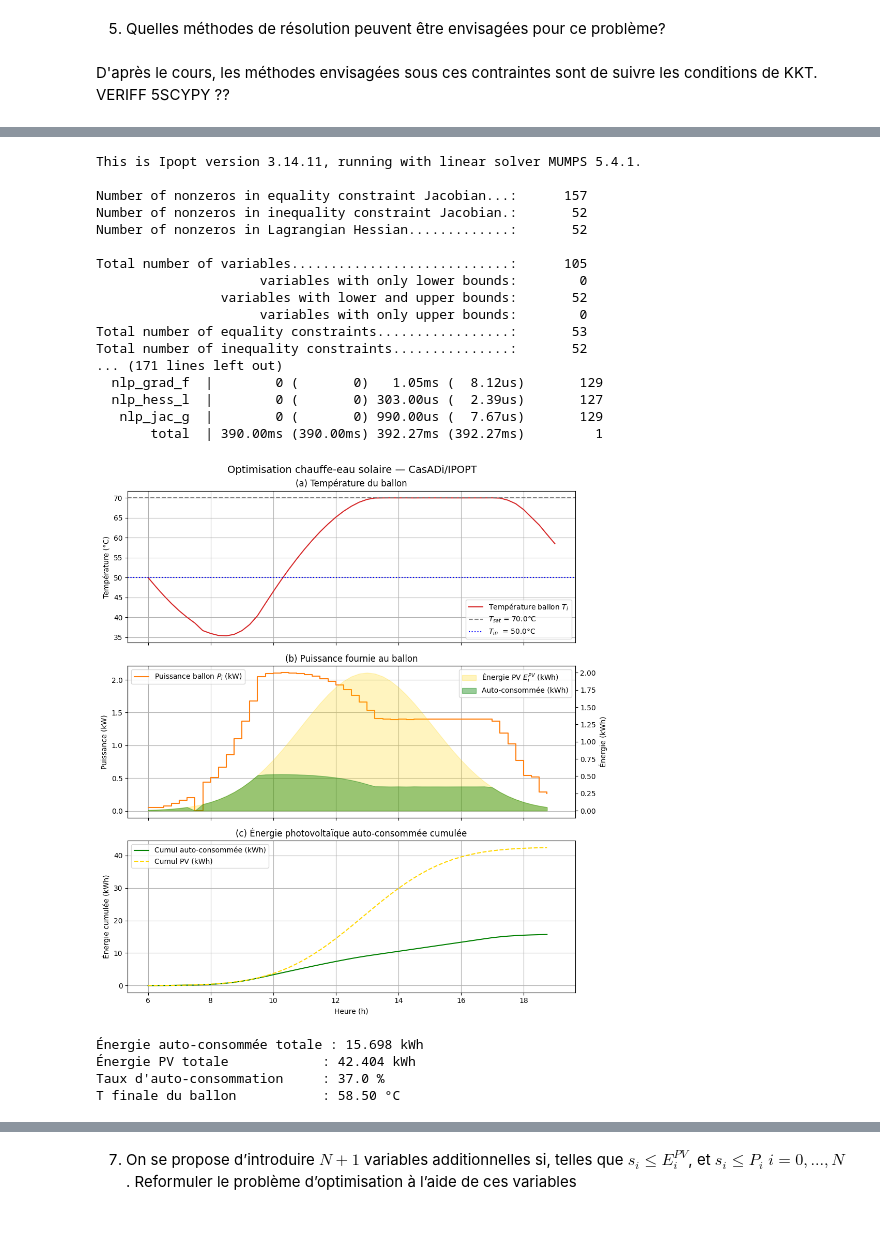
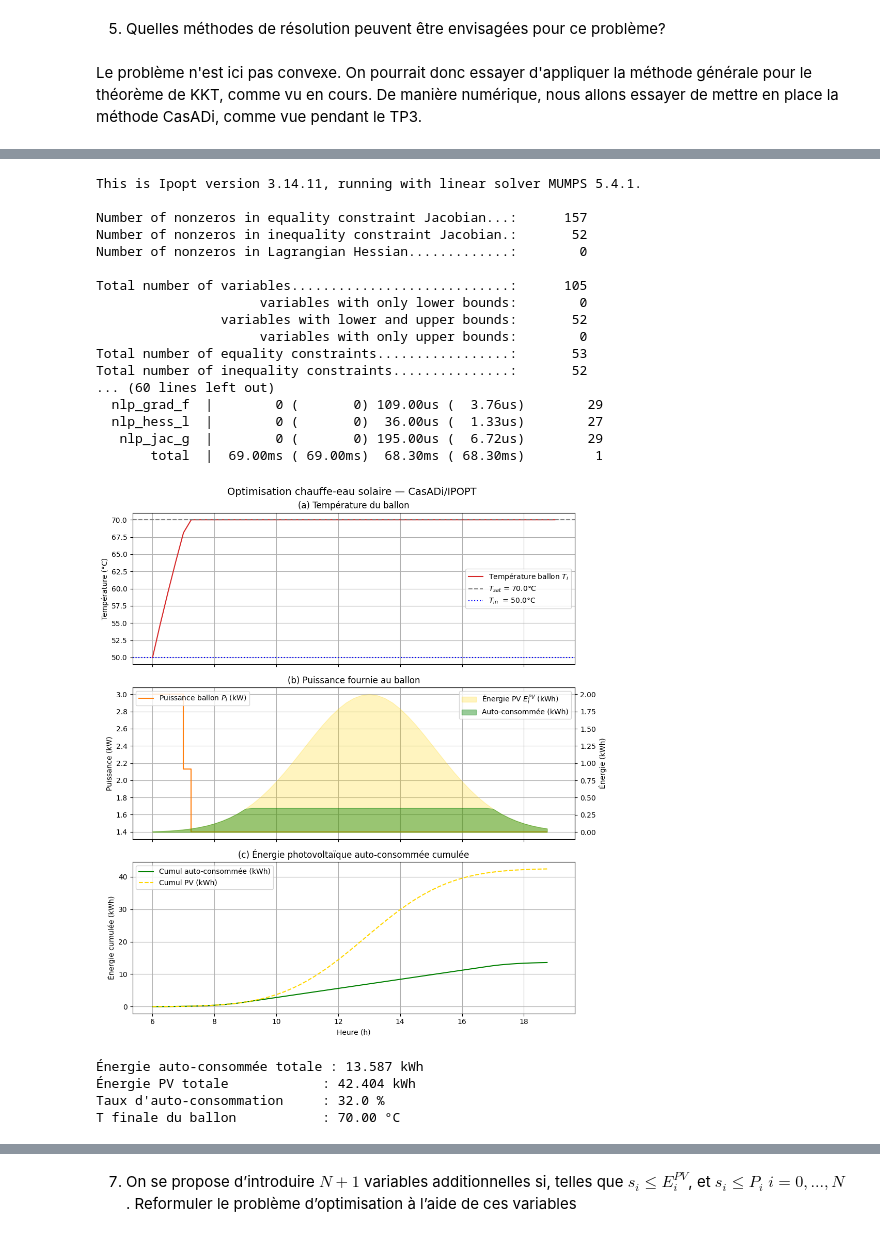
Before and after one commit to mariehoumaire/Projet-Optim-, a Jupyter notebook: Optimisation.ipynb, the cells around one changed output, grey strips where cells are left out. Cells and saved outputs as stored; diff of their text form; code cells hidden in the pictures.

```diff
--- a/Optimisation.ipynb
+++ b/Optimisation.ipynb
@@ -95,7 +95,7 @@ $$T_i - T_{set} \leq 0$$
 # %% [markdown]
 5. Quelles méthodes de résolution peuvent être envisagées pour ce problème?
 # %% [markdown]
-D'après le cours, les méthodes envisagées sous ces contraintes sont de suivre les conditions de KKT.   VERIFF 5SCYPY ??
+Le problème n'est ici pas convexe. On pourrait donc essayer d'appliquer la méthode générale pour le théorème de KKT, comme vu en cours. De manière numérique, nous allons essayer de mettre en place la méthode CasADi, comme vue pendant le TP3.
 # %% [markdown]
 6. Développer un algorithme de résolution dans le cas de l’horizon de temps t0 = 6h et tf = 19h avec
 ∆t = 0.25h), dans un cas sans usage non-pilotables (wi = 0 pour tout i). On prendra les valeurs
@@ -115,12 +115,15 @@ Commenter les résultats obtenus
 import numpy as np
 import matplotlib.pyplot as plt
 import casadi as ca
+
+# données de l'énoncé
 k      = 0.2      # h^{-1}
 T_sat  = 70.0     # °C
 T_in   = 50.0     # °C
 C      = 100.0    # C/Wh
 P_M    = 3000.0   # W
-Q_base = 3.0      # W  (soutif constant)
+Q_base = 3.0      # W
+alpha = 100
 
 dt  = 0.25        # h
 t0  = 6.0
@@ -130,29 +133,38 @@ N = len(times)
 
 
 E_PV = 2e3 * np.exp(-(times - 13)**2 / 9)          # puissance PV (W)
-Q    = np.where((times >= 12) & (times < 13), Q_base, 0.0)  # apport solaire thermique (W)
+Q    = np.where((times >= 12) & (times < 13), Q_base, 0.0)  # apport solaire thermique, Q non nul seulement quans t = 12
 w    = np.zeros(N)                                   # consommation non-pilotable (W)
 lam = np.exp(-k * dt)   # e^{-k Δt}
 
+def soft_min_h(x1, x2, alpha):   # fonction h de l'énoncé
+    m  = ca.fmin(x1, x2)                  # décalage pour stabilité
+    e1 = ca.exp(-alpha * x1)
+    e2 = ca.exp(-alpha * x2)
+    return (x1 * e1 + x2 * e2) / (e1 + e2)
 
 def solve_ballon_solaire():
-    # ── Variables de décision ─────────────────────────────────────────────────
-    P  = ca.SX.sym('P',  N)        # puissance de chauffe (W)
-    T  = ca.SX.sym('T',  N + 1)   # température du ballon (°C)
+    P  = ca.SX.sym('P',  N)        # puissance de chauffe (W) > on crée un vecteur 'à optimiser' avec P à tous les temps
+    T  = ca.SX.sym('T',  N + 1)   # température du ballon (°C) > on crée de meme un vecteur 'à optimiser' avec T à tous les temps
 
-    x = ca.vertcat(P, T)
+    # NB : on ne connait pas encore les valeurs de P et T, mais on crée le vecteur associé
 
-    # ── Bornes ────────────────────────────────────────────────────────────────
-    lbx = [0.0] * N + [-ca.inf] * (N + 1)
-    ubx = [P_M]  * N + [ca.inf] * (N + 1)
+    x = ca.vertcat(P, T) # vecteur à optimiser
 
-    E_hat = E_PV - w          # surplus PV disponible (Wh/h × h = Wh)
+    # Contraintes sur x
+
+    lbx = [0.0] * N + [-ca.inf] * (N + 1) #   P ≥ 0 W  et  T sans borne basse
+    ubx = [P_M]  * N + [ca.inf] * (N + 1) #   P <= P_max W  et  T sans borne basse
+
+    E_hat = E_PV - w   # surplus PV disponible cf question 1.
+
+    # fonction à minimiser (h dans l'énoncé)
     cost = 0
     for i in range(N):
         p_energy = P[i] * dt
-        cost -= (E_hat[i] + p_energy - ca.fabs(E_hat[i] - p_energy)) / 2.0
+        cost -= soft_min_h(E_hat[i], p_energy, alpha)
 
-        #Contraintes
+    #Contraintes sur
     g    = []
     lbg  = []
     ubg  = []
@@ -164,7 +176,7 @@ def solve_ballon_solaire():
     # Dynamique
     for i in range(N):
         g.append(T[i + 1] - lam * T[i] - (1 - lam) / k * (Q[i] + P[i]) / C)
-        lbg.append(0.0)
+        lbg.append(0.0)    # on impose que l'expression ci dessus soit == 0, soit que T[i+1] vérifie l'éq se l'énoncé
         ubg.append(0.0)
 
     # Température ≤ T_sat
@@ -176,7 +188,7 @@ def solve_ballon_solaire():
     g_vec = ca.vertcat(*g)
 
 
-    nlp = {'x': x, 'f': cost, 'g': g_vec}
+    nlp = {'x': x, 'f': cost, 'g': g_vec}  # var, fonciton à opt, contraintes
     opts = {
         'ipopt.print_level': 5,
         'ipopt.tol': 1e-9,
@@ -185,7 +197,9 @@ def solve_ballon_solaire():
     }
     solver = ca.nlpsol('solver', 'ipopt', nlp, opts)
 
-    x0 = np.concatenate([np.zeros(N), T_in * np.ones(N + 1)])
+    # ← point initial non nul
+    P_init = np.minimum(E_hat / dt, P_M) * 0.5
+    x0 = np.concatenate([P_init, T_in * np.ones(N + 1)])
 
     sol = solver(
         x0=x0,
@@ -242,41 +256,41 @@ ax = axes[2]
 ax.plot(times, np.cumsum(autoconso) / 1000, color='green',
         label='Cumul auto-consommée (kWh)')
 ax.plot(times, np.cumsum(E_PV) / 1000,     color='gold', linestyle='--',
         label='Cumul PV (kWh)')
 ax.set_xlabel('Heure (h)')
 ax.set_ylabel('Énergie cumulée (kWh)')
 ax.set_title('(c) Énergie photovoltaïque auto-consommée cumulée')
 ax.legend()
 ax.grid(True)
 
 plt.tight_layout()
 plt.savefig('ballon_solaire_casadi.png', dpi=150)
 plt.show()
 
 print(f"\nÉnergie auto-consommée totale : {np.sum(autoconso)/1000:.3f} kWh")
 print(f"Énergie PV totale            : {np.sum(E_PV)/1000:.3f} kWh")
 print(f"Taux d'auto-consommation     : {100*np.sum(autoconso)/np.sum(E_PV):.1f} %")
 print(f"T finale du ballon           : {T_opt[-1]:.2f} °C")
 # %% [output]
 This is Ipopt version 3.14.11, running with linear solver MUMPS 5.4.1.
 
 Number of nonzeros in equality constraint Jacobian...:      157
 Number of nonzeros in inequality constraint Jacobian.:       52
-Number of nonzeros in Lagrangian Hessian.............:       52
+Number of nonzeros in Lagrangian Hessian.............:        0
 
 Total number of variables............................:      105
                      variables with only lower bounds:        0
                 variables with lower and upper bounds:       52
                      variables with only upper bounds:        0
 Total number of equality constraints.................:       53
 Total number of inequality constraints...............:       52
-... (171 lines left out)
-  nlp_grad_f  |        0 (       0)   1.05ms (  8.12us)       129
-  nlp_hess_l  |        0 (       0) 303.00us (  2.39us)       127
-   nlp_jac_g  |        0 (       0) 990.00us (  7.67us)       129
-       total  | 390.00ms (390.00ms) 392.27ms (392.27ms)         1
+... (60 lines left out)
+  nlp_grad_f  |        0 (       0) 109.00us (  3.76us)        29
+  nlp_hess_l  |        0 (       0)  36.00us (  1.33us)        27
+   nlp_jac_g  |        0 (       0) 195.00us (  6.72us)        29
+       total  |  69.00ms ( 69.00ms)  68.30ms ( 68.30ms)         1
-[figure, old version]
+[figure, new version]
-Énergie auto-consommée totale : 15.698 kWh
+Énergie auto-consommée totale : 13.587 kWh
 Énergie PV totale            : 42.404 kWh
-Taux d'auto-consommation     : 37.0 %
-T finale du ballon           : 58.50 °C
+Taux d'auto-consommation     : 32.0 %
+T finale du ballon           : 70.00 °C
```
Also changed, not shown: parts of 9 cells of this notebook.
